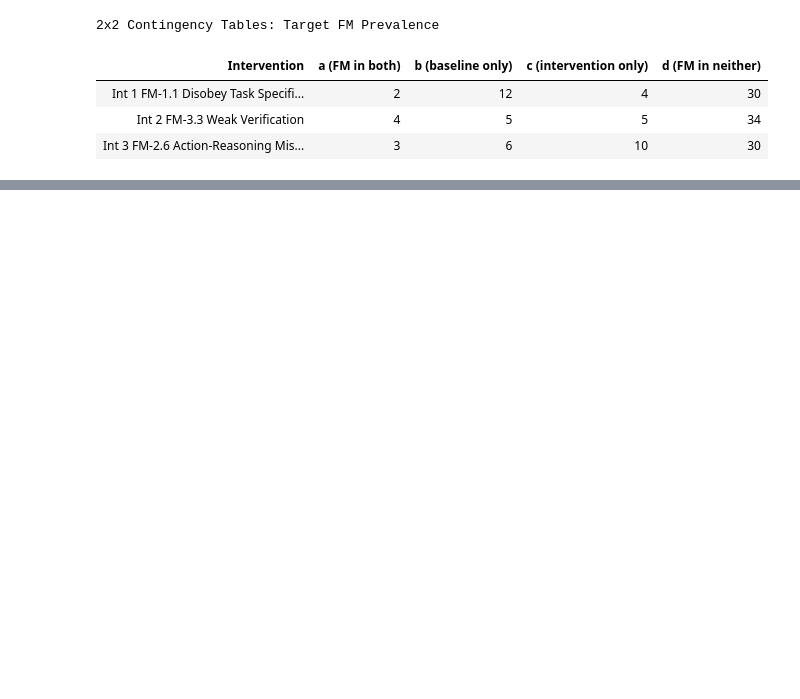
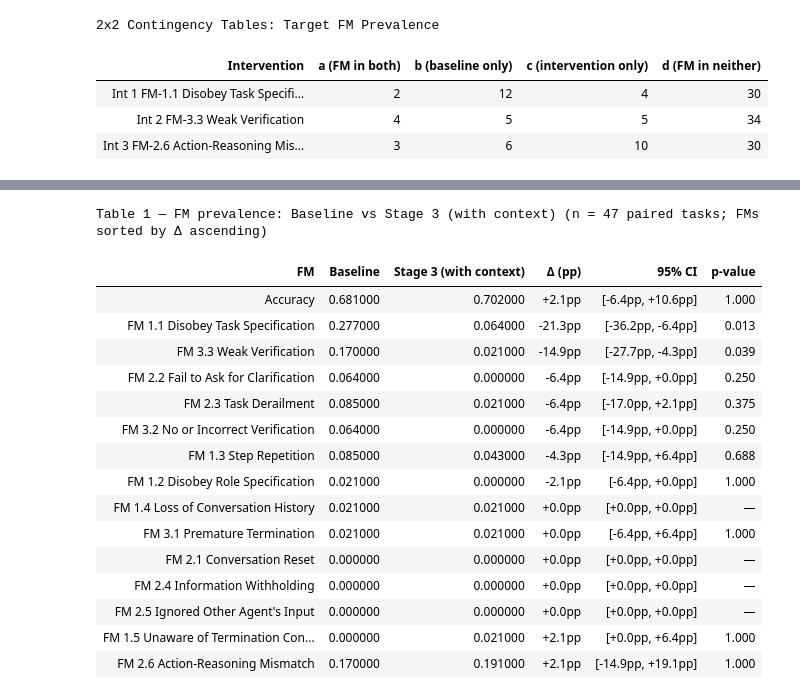
Before and after one commit to uagarwal123/IKEA_MAST_thesis, a Jupyter notebook: Bram/AG2/analysis/statistical_analysis.ipynb, the cells around one changed output, grey strips where cells are left out. Drawn from its saved outputs; the diff is of its cells as text; code cells hidden in the pictures; blank space fills up the shorter version.

Commit message:
add Stage 3 run + altered judge + analysis

```diff
--- a/Bram/AG2/analysis/statistical_analysis.ipynb
+++ b/Bram/AG2/analysis/statistical_analysis.ipynb
@@ -598,0 +619,16 @@ McNemar Power Analysis: Target FM Prevalence
+# %%
+STAGE3_DIR = RESULTS / 'stage_3_v2_olympiad_gpt41_n50_20260617'
+
+# Load Stage 3 from judge_results_with_context
+_pred_s3 = pd.read_csv(STAGE3_DIR / 'judge_results_with_context' / 'predictions.csv')
+_summ_s3 = pd.read_csv(STAGE3_DIR / 'summary.csv')[['trace_id', 'question_id', 'correct']]
+_summ_s3['correct'] = (
+    _summ_s3['correct']
+    .map({'True': True, 'False': False, True: True, False: False})
+    .astype(bool)
+)
+df_s3 = _pred_s3.merge(_summ_s3, on='trace_id', how='left')
+df_s3['_run'] = 'Stage 3'
+
+paired_s3   = pair_runs(df_base, df_s3)
+n_paired_s3 = len(paired_s3)
@@ -598,0 +637,27 @@ McNemar Power Analysis: Target FM Prevalence
+# %%
+rows = []
+for label, df in [('Baseline', df_base), ('Stage 3', df_s3)]:
+    has_fm = df[FM_CODES].any(axis=1)
+    rows.append({
+        'Run'             : label,
+        'N traces'        : len(df),
+        'Accuracy'        : f"{df['correct'].mean():.3f}",
+        'Avg FMs / trace' : f"{df[FM_CODES].sum(axis=1).mean():.3f}",
+        'Traces ≥ 1 FM'  : f"{has_fm.sum()}/{len(df)}",
+        '% ≥ 1 FM'       : f"{has_fm.mean()*100:.1f}%",
+    })
+
+display(
+    pd.DataFrame(rows).style
+    .hide(axis='index')
+    .set_caption(f'Overall summary  (paired tasks: {n_paired_s3})')
+    .set_properties(**{'text-align': 'right'},
+                    subset=['N traces', 'Accuracy', 'Avg FMs / trace', 'Traces ≥ 1 FM', '% ≥ 1 FM'])
+    .set_properties(**{'text-align': 'left'}, subset=['Run'])
+    .set_table_styles([
+        {'selector': 'caption',
+         'props': [('font-size', '1.05em'), ('font-weight', 'bold'), ('text-align', 'left')]},
+        {'selector': 'th',
+         'props': [('text-align', 'center'), ('background-color', '#f5f5f5')]},
+    ])
+)
@@ -598,0 +756,20 @@ McNemar Power Analysis: Target FM Prevalence
+# %%
+build_table1_s3(df_s3_ctx,   'Stage 3 (with context)')
+# %% [output]
+Table 1 — FM prevalence: Baseline vs Stage 3 (with context) (n = 47 paired tasks; FMs sorted by Δ ascending)
+| FM | Baseline | Stage 3 (with context) | Δ (pp) | 95% CI | p-value |
+| Accuracy | 0.681000 | 0.702000 | +2.1pp | [-6.4pp, +10.6pp] | 1.000 |
+| FM 1.1 Disobey Task Specification | 0.277000 | 0.064000 | -21.3pp | [-36.2pp, -6.4pp] | 0.013 |
+| FM 3.3 Weak Verification | 0.170000 | 0.021000 | -14.9pp | [-27.7pp, -4.3pp] | 0.039 |
+| FM 2.2 Fail to Ask for Clarification | 0.064000 | 0.000000 | -6.4pp | [-14.9pp, +0.0pp] | 0.250 |
+| FM 2.3 Task Derailment | 0.085000 | 0.021000 | -6.4pp | [-17.0pp, +2.1pp] | 0.375 |
+| FM 3.2 No or Incorrect Verification | 0.064000 | 0.000000 | -6.4pp | [-14.9pp, +0.0pp] | 0.250 |
+| FM 1.3 Step Repetition | 0.085000 | 0.043000 | -4.3pp | [-14.9pp, +6.4pp] | 0.688 |
+| FM 1.2 Disobey Role Specification | 0.021000 | 0.000000 | -2.1pp | [-6.4pp, +0.0pp] | 1.000 |
+| FM 1.4 Loss of Conversation History | 0.021000 | 0.021000 | +0.0pp | [+0.0pp, +0.0pp] | — |
+| FM 3.1 Premature Termination | 0.021000 | 0.021000 | +0.0pp | [-6.4pp, +6.4pp] | 1.000 |
+| FM 2.1 Conversation Reset | 0.000000 | 0.000000 | +0.0pp | [+0.0pp, +0.0pp] | — |
+| FM 2.4 Information Withholding | 0.000000 | 0.000000 | +0.0pp | [+0.0pp, +0.0pp] | — |
+| FM 2.5 Ignored Other Agent's Input | 0.000000 | 0.000000 | +0.0pp | [+0.0pp, +0.0pp] | — |
+| FM 1.5 Unaware of Termination Con... | 0.000000 | 0.021000 | +2.1pp | [+0.0pp, +6.4pp] | 1.000 |
+| FM 2.6 Action-Reasoning Mismatch | 0.170000 | 0.191000 | +2.1pp | [-14.9pp, +19.1pp] | 1.000 |
```
Also changed, not shown: parts of 7 cells of this notebook, 32 other files.
